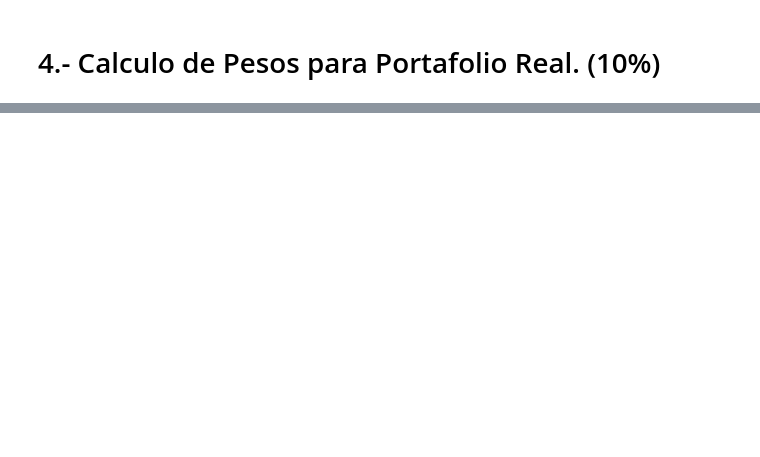
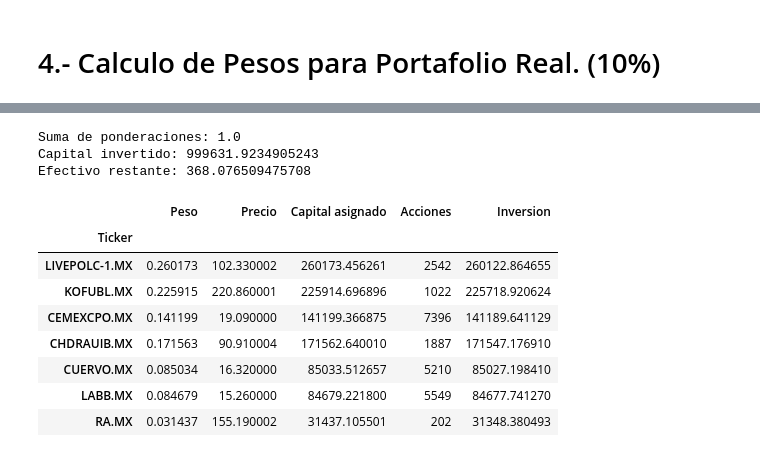
Before and after one commit to Mafergomezf/PORTAFOLIOS-DE-INVERSION, a Jupyter notebook: Modulo-2/TAREA7.ipynb, the cells around one changed output, grey strips where cells are left out. Cells and saved outputs as stored; diff of their text form; code cells hidden in the pictures; blank space fills up the shorter version.

```diff
--- a/Modulo-2/TAREA7.ipynb
+++ b/Modulo-2/TAREA7.ipynb
@@ -168,2 +280,12 @@ NameError: name 'w_omega' is not defined
 # %% [markdown]
 # 4.- Calculo de Pesos para Portafolio Real. (10%)
+# %%
+real_data=yf.download(tickers+[benchmark_ticker],
+                      start='2024-10-23',end='2026-10-24',
+                      progress=False)['Close'].dropna()
+
+real_prices=real_data[tickers]
+real_benchmark=real_data[benchmark_ticker]
+
+w_real=opt_target_semivar(real_prices,real_benchmark)
+dict(zip(real_prices.columns,w_real))
@@ -169,0 +300,4 @@ NameError: name 'w_omega' is not defined
+# %%
+precios_actuales=real_prices.iloc[-1]
+print('Última fecha:',real_prices.index[-1])
+precios_actuales
@@ -169,0 +315,31 @@ NameError: name 'w_omega' is not defined
+# %%
+pesos_reales=pd.Series(w_real,index=real_prices.columns)
+capital_asignado=capital*pesos_reales
+acciones=np.floor(capital_asignado/precios_actuales).astype(int)
+
+portafolio_real=pd.DataFrame({
+    'Peso':pesos_reales,
+    'Precio':precios_actuales,
+    'Capital asignado':capital_asignado,
+    'Acciones':acciones,
+    'Inversion':acciones*precios_actuales
+})
+
+print('Suma de ponderaciones:',pesos_reales.sum())
+print('Capital invertido:',portafolio_real['Inversion'].sum())
+print('Efectivo restante:',capital-portafolio_real['Inversion'].sum())
+
+portafolio_real
+# %% [output]
+Suma de ponderaciones: 1.0
+Capital invertido: 999631.9234905243
+Efectivo restante: 368.076509475708
+|  | Peso | Precio | Capital asignado | Acciones | Inversion |
+| Ticker |  |  |  |  |  |
+| LIVEPOLC-1.MX | 0.260173 | 102.330002 | 260173.456261 | 2542 | 260122.864655 |
+| KOFUBL.MX | 0.225915 | 220.860001 | 225914.696896 | 1022 | 225718.920624 |
+| CEMEXCPO.MX | 0.141199 | 19.090000 | 141199.366875 | 7396 | 141189.641129 |
+| CHDRAUIB.MX | 0.171563 | 90.910004 | 171562.640010 | 1887 | 171547.176910 |
+| CUERVO.MX | 0.085034 | 16.320000 | 85033.512657 | 5210 | 85027.198410 |
+| LABB.MX | 0.084679 | 15.260000 | 84679.221800 | 5549 | 84677.741270 |
+| RA.MX | 0.031437 | 155.190002 | 31437.105501 | 202 | 31348.380493 |
```
Also changed, not shown: parts of 14 cells of this notebook.
